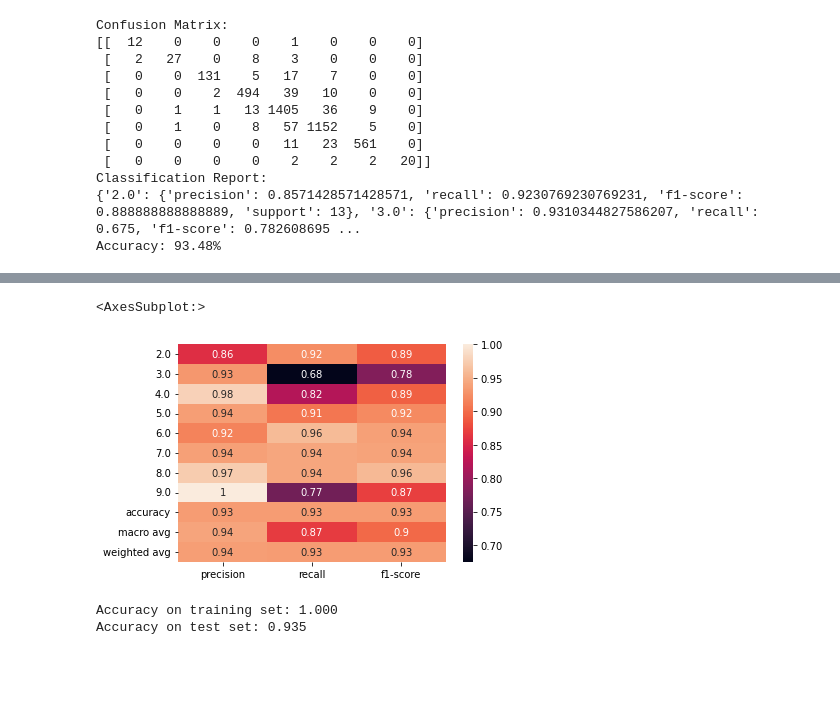
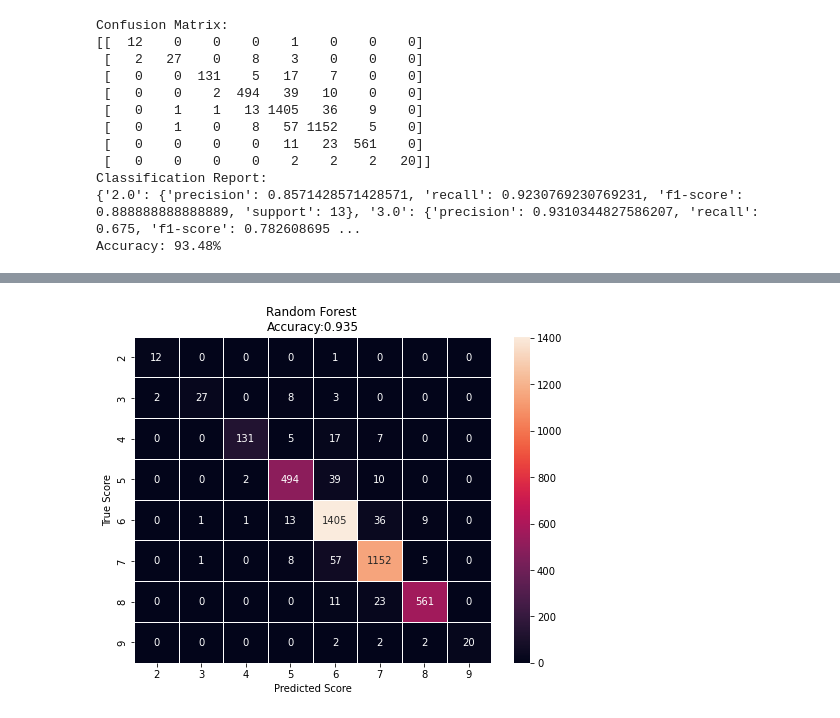
Before and after one commit to Shane-McCallum/Data-Society-Netflix-Capstone, a Jupyter notebook: 1. Data & Notebooks/Netflix Data - Classification.ipynb, the cells around one changed output, grey strips where cells are left out. Drawn from its saved outputs; the diff is of its cells as text; code cells hidden in the pictures; blank space fills up the shorter version.

```diff
--- a/1. Data & Notebooks/Netflix Data - Classification.ipynb
+++ b/1. Data & Notebooks/Netflix Data - Classification.ipynb
@@ -212,0 +177,9 @@ plt.title('Best random forest classifier feature importances');
+# %%
+RF_pipe = make_pipeline(
+    StandardScaler(),
+    RandomForestClassifier(random_state=1995)
+)
+
+rf_default_cv_results = cross_validate(RF_pipe, X_train, y_train, cv=5)
+rf_cv_scores = rf_default_cv_results['test_score']
+rf_cv_scores
@@ -212,0 +192,7 @@ plt.title('Best random forest classifier feature importances');
+# %%
+n_est = [int(n) for n in np.logspace(start=1, stop=3, num=5)]
+grid_params = {
+        'randomforestclassifier__n_estimators': n_est,
+        'standardscaler': [StandardScaler(), None],
+}
+grid_params
@@ -212,0 +202,4 @@ plt.title('Best random forest classifier feature importances');
+# %%
+rf_grid_cv = GridSearchCV(RF_pipe, param_grid=grid_params, cv=5, n_jobs=-1)
+# %%
+rf_grid_cv.fit(X_train, y_train)
@@ -264,11 +258,15 @@ plt.show()
-# %%
-sns.heatmap(pd.DataFrame(result1).iloc[:-1, :].T, annot=True)
-# %% [output]
-<AxesSubplot:>
-[figure, removed]
-# %%
-print("Accuracy on training set: {:.3f}".format(model.score(X_train, y_train)))
-print("Accuracy on test set: {:.3f}".format(model.score(X_test, y_test)))
-# %% [output]
-Accuracy on training set: 1.000
-Accuracy on test set: 0.935
+# %%
+plt.figure(figsize=(8,6))
+
+x_axis_labels =[2,3,4,5,6,7,8,9]
+y_axis_labels =[2,3,4,5,6,7,8,9]
+
+ax = sns.heatmap(result, xticklabels=x_axis_labels, yticklabels=y_axis_labels,
+                 annot=True, fmt="d", linewidths=.5)
+
+plt.title('Random Forest \nAccuracy:{0:.3f}'.format(accuracy_score(y_test, y_pred)))
+plt.ylabel('True Score')
+plt.xlabel('Predicted Score')
+plt.show()
+# %% [output]
+[figure, added]
```
Also changed, not shown: parts of 22 cells of this notebook, 1 other file.
